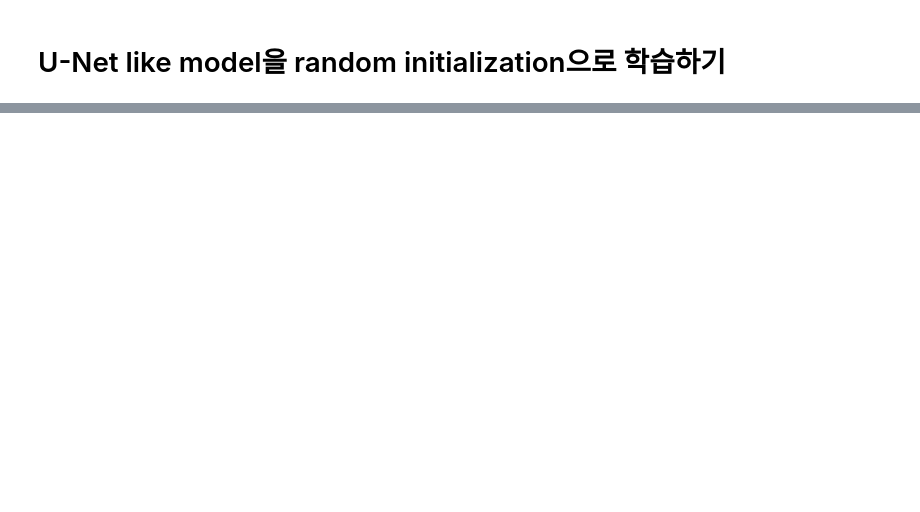
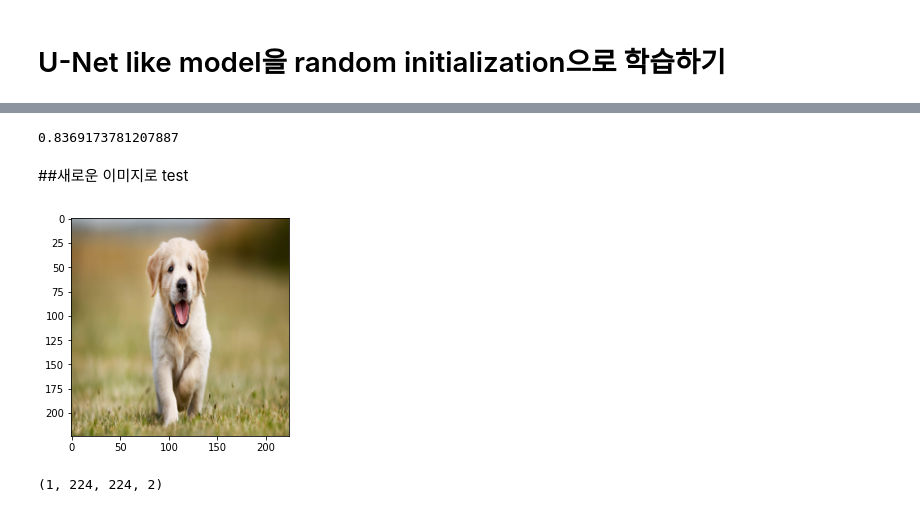
Before and after one commit to joonkeekim/Oxford_IIIT_Pet, a Jupyter notebook: Oxford-IIIT Pet U-net segmentation.ipynb, the cells around one changed output, grey strips where cells are left out. Saved outputs shown, nothing was run; the diff lists cells and outputs as text; code cells hidden in the pictures; blank space fills up the shorter version.

```diff
--- a/Oxford-IIIT Pet U-net segmentation.ipynb
+++ b/Oxford-IIIT Pet U-net segmentation.ipynb
@@ -380,0 +505,41 @@ def MyModel():
+# %%
+# iou 계산
+avg_iou = 0
+n = 0
+for images, labels in val_dataset.take(validation_steps):
+  preds = model.predict(images)
+  preds[preds>=0.5] = 1
+  preds[preds<0.5] = 0
+
+  psum = labels[...,0] + preds[...,1]
+
+  union = np.array(psum)
+  union[union>1] = 1.
+  union = np.sum(union, axis=1)
+  union = np.sum(union, axis=1)
+
+  inter = np.array(psum)
+  inter[inter==1] = 0.
+  inter[inter>1] = 1.
+  inter = np.sum(inter, axis=1)
+  inter = np.sum(inter, axis=1)
+
+  iou = inter / union
+  avg_iou += np.sum(iou) / N_VAL
+
+print(avg_iou)
+# 잘 나온지 비교는 vgg얹어놓고 다시 생각해보자.(상대적인 거니까)
+# %% [output]
+0.8369173781207887
+# %% [markdown]
+##새로운 이미지로 test
+# %%
+img = Image.open('doggydog.jpeg')
+img = img.resize((224,224))
+img = np.array(img)
+img = img/255.
+# %%
+plt.imshow(img)
+plt.show()
+# %% [output]
+[figure, added]
@@ -380,0 +548,5 @@ def MyModel():
+# %%
+prediction = model.predict(img)
+prediction.shape
+# %% [output]
+(1, 224, 224, 2)
```
Also changed, not shown: parts of 15 cells of this notebook.
